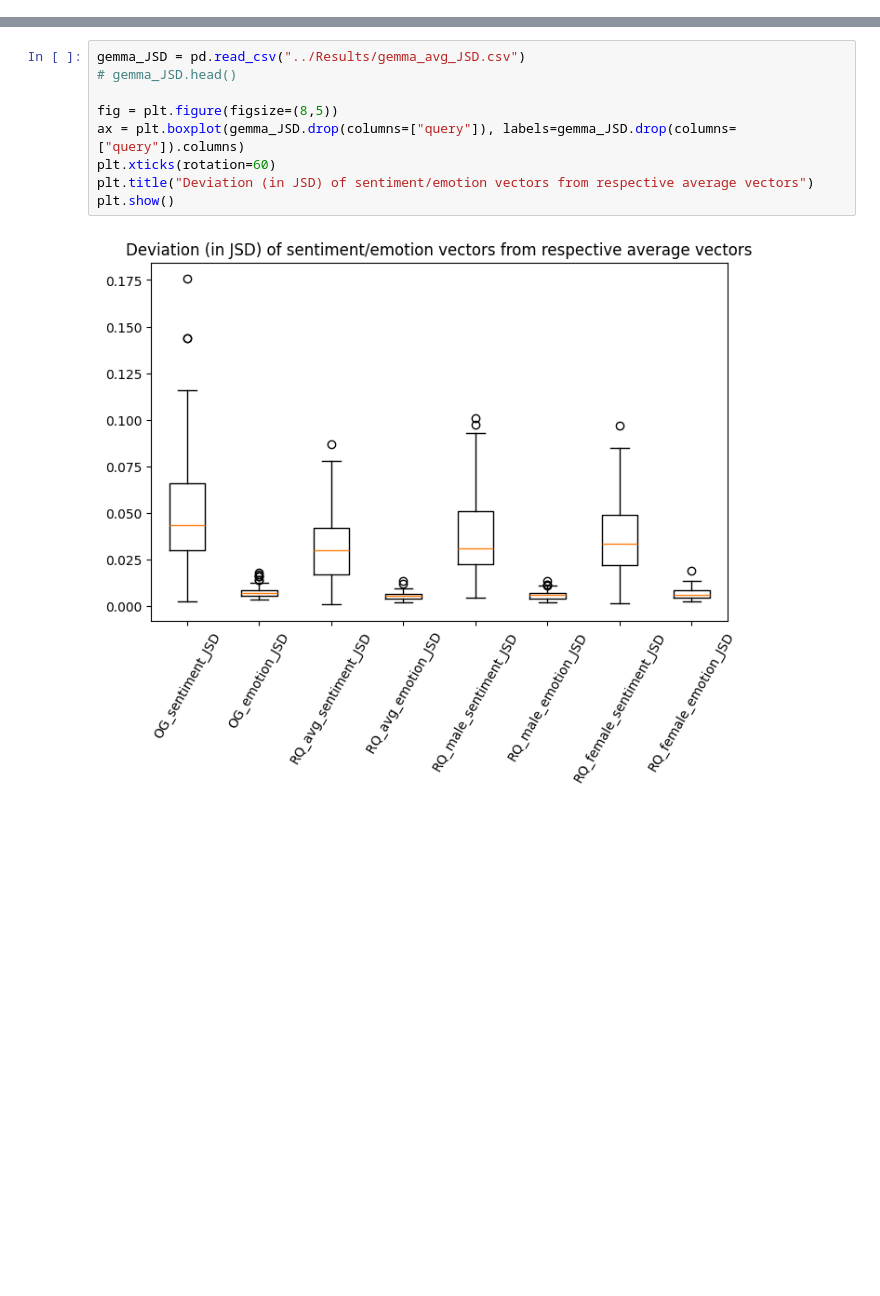
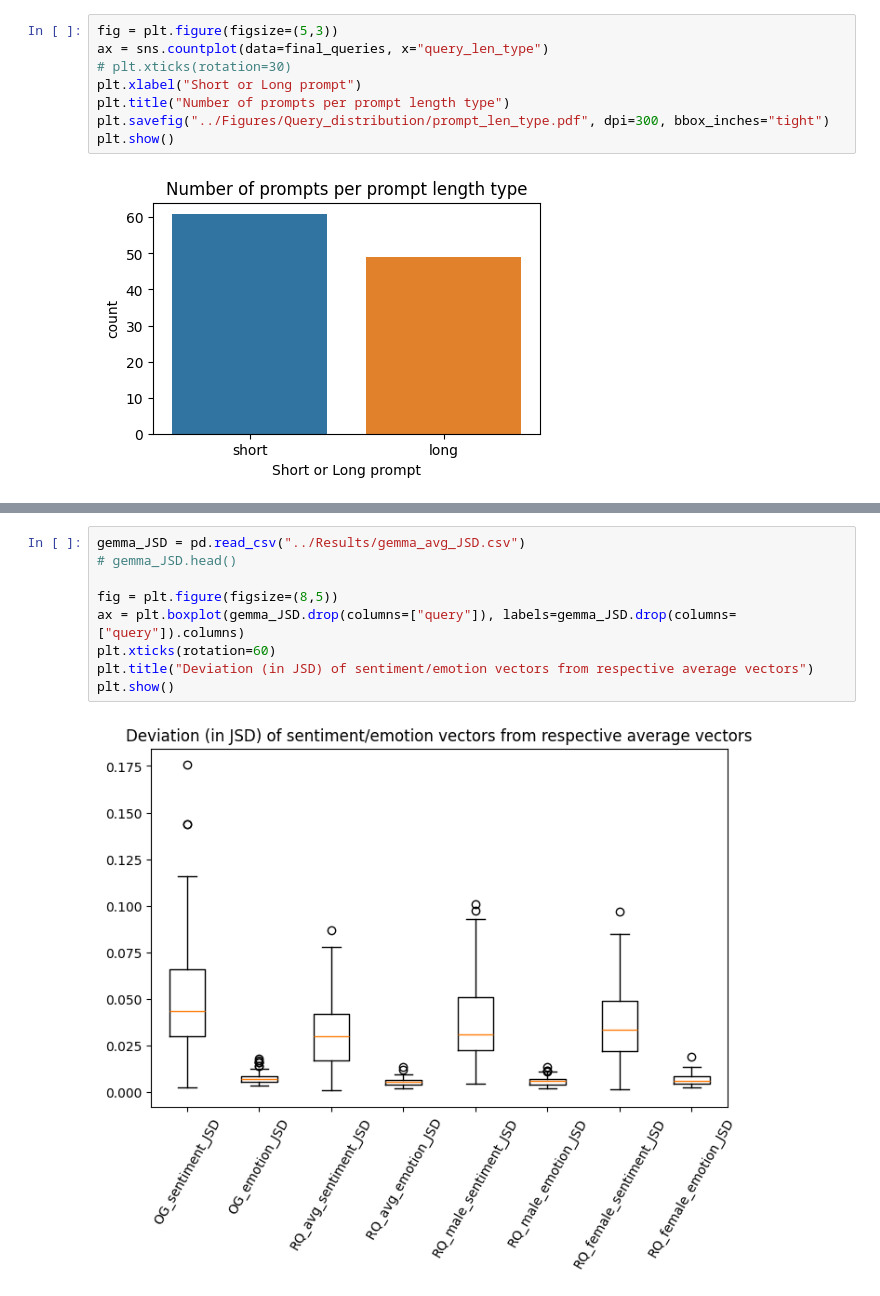
Before and after one commit to HrishitaC/InsideOut2, a Jupyter notebook: Code/visualisation.ipynb, the cells around one changed output, grey strips where cells are left out. Saved outputs shown, nothing was run; the diff lists cells and outputs as text; blank space fills up the shorter version.

```diff
--- a/Code/visualisation.ipynb
+++ b/Code/visualisation.ipynb
@@ -125,0 +165,10 @@ all_EP_df.to_csv("../Results/all_EP.csv", index=False)
+# %%
+fig = plt.figure(figsize=(5,3))
+ax = sns.countplot(data=final_queries, x="query_len_type")
+# plt.xticks(rotation=30)
+plt.xlabel("Short or Long prompt")
+plt.title("Number of prompts per prompt length type")
+plt.savefig("../Figures/Query_distribution/prompt_len_type.pdf", dpi=300, bbox_inches="tight")
+plt.show()
+# %% [output]
+[figure, added]
```
Also changed, not shown: parts of 45 cells of this notebook, 24 other files.
